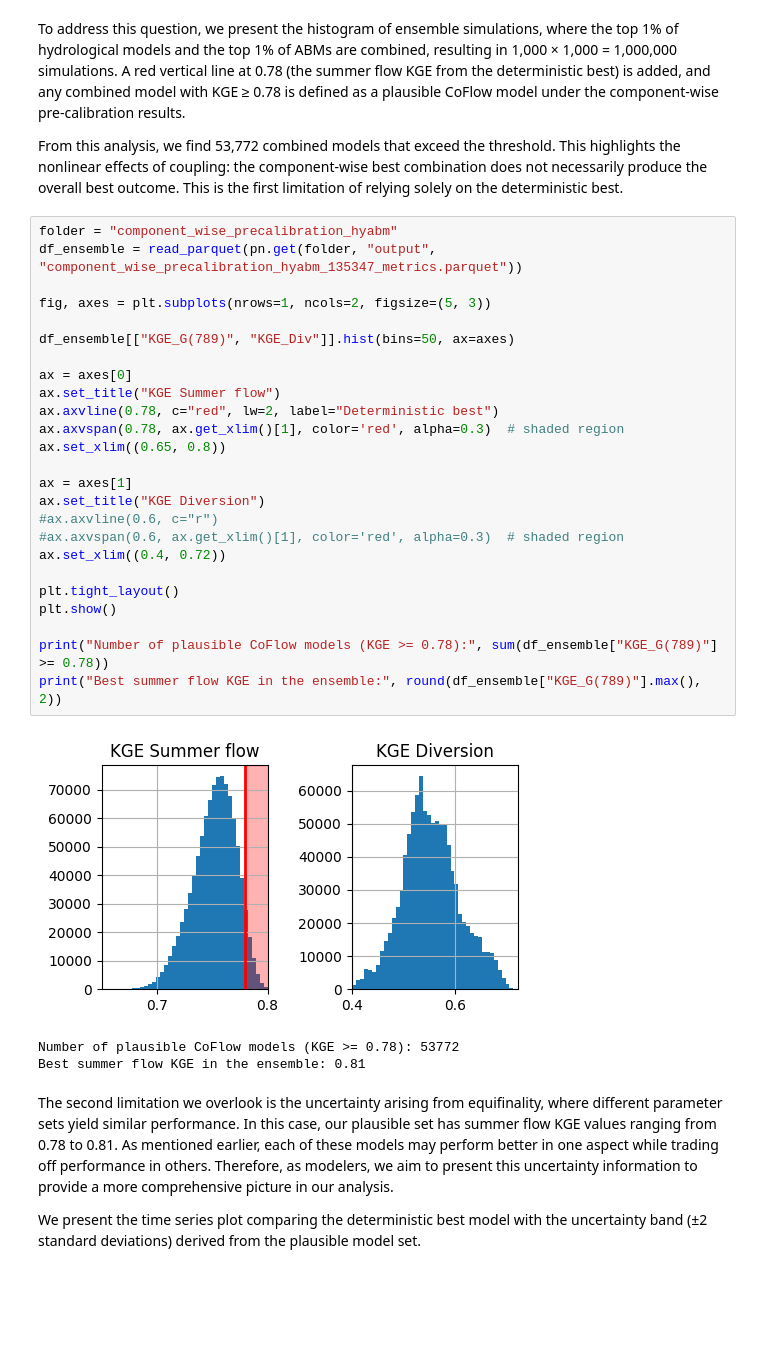
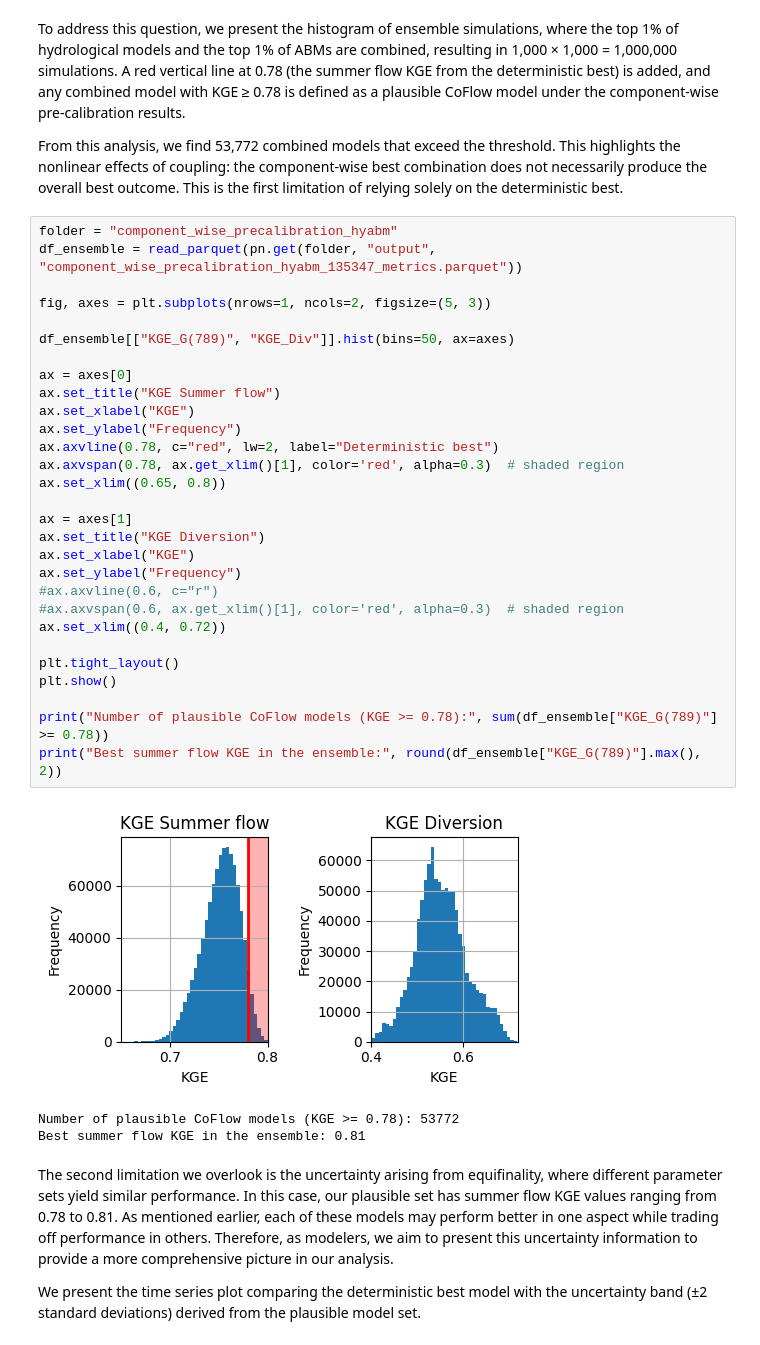
Before and after one commit to cylin928/PreCalibration-CoFlow, a Jupyter notebook: precalibration.ipynb, the cells around one changed output. Cells and saved outputs as stored; diff of their text form; blank space fills up the shorter version.

```diff
--- a/precalibration.ipynb
+++ b/precalibration.ipynb
@@ -589,30 +610,34 @@ From this analysis, we find 53,772 combined models that exceed the threshold. Th
 # %%
 folder = "component_wise_precalibration_hyabm"
 df_ensemble = read_parquet(pn.get(folder, "output", "component_wise_precalibration_hyabm_135347_metrics.parquet"))
 
 fig, axes = plt.subplots(nrows=1, ncols=2, figsize=(5, 3))
 
 df_ensemble[["KGE_G(789)", "KGE_Div"]].hist(bins=50, ax=axes)
 
 ax = axes[0]
 ax.set_title("KGE Summer flow")
+ax.set_xlabel("KGE")
+ax.set_ylabel("Frequency")
 ax.axvline(0.78, c="red", lw=2, label="Deterministic best")
 ax.axvspan(0.78, ax.get_xlim()[1], color='red', alpha=0.3)  # shaded region
 ax.set_xlim((0.65, 0.8))
 
 ax = axes[1]
 ax.set_title("KGE Diversion")
+ax.set_xlabel("KGE")
+ax.set_ylabel("Frequency")
 #ax.axvline(0.6, c="r")
 #ax.axvspan(0.6, ax.get_xlim()[1], color='red', alpha=0.3)  # shaded region
 ax.set_xlim((0.4, 0.72))
 
 plt.tight_layout()
 plt.show()
 
 print("Number of plausible CoFlow models (KGE >= 0.78):", sum(df_ensemble["KGE_G(789)"] >= 0.78))
 print("Best summer flow KGE in the ensemble:", round(df_ensemble["KGE_G(789)"].max(), 2))
 # %% [output]
-[figure, old version]
+[figure, new version]
 Number of plausible CoFlow models (KGE >= 0.78): 53772
 Best summer flow KGE in the ensemble: 0.81
 # %% [markdown]
```
Also changed, not shown: parts of 18 cells of this notebook, 3 other files.
